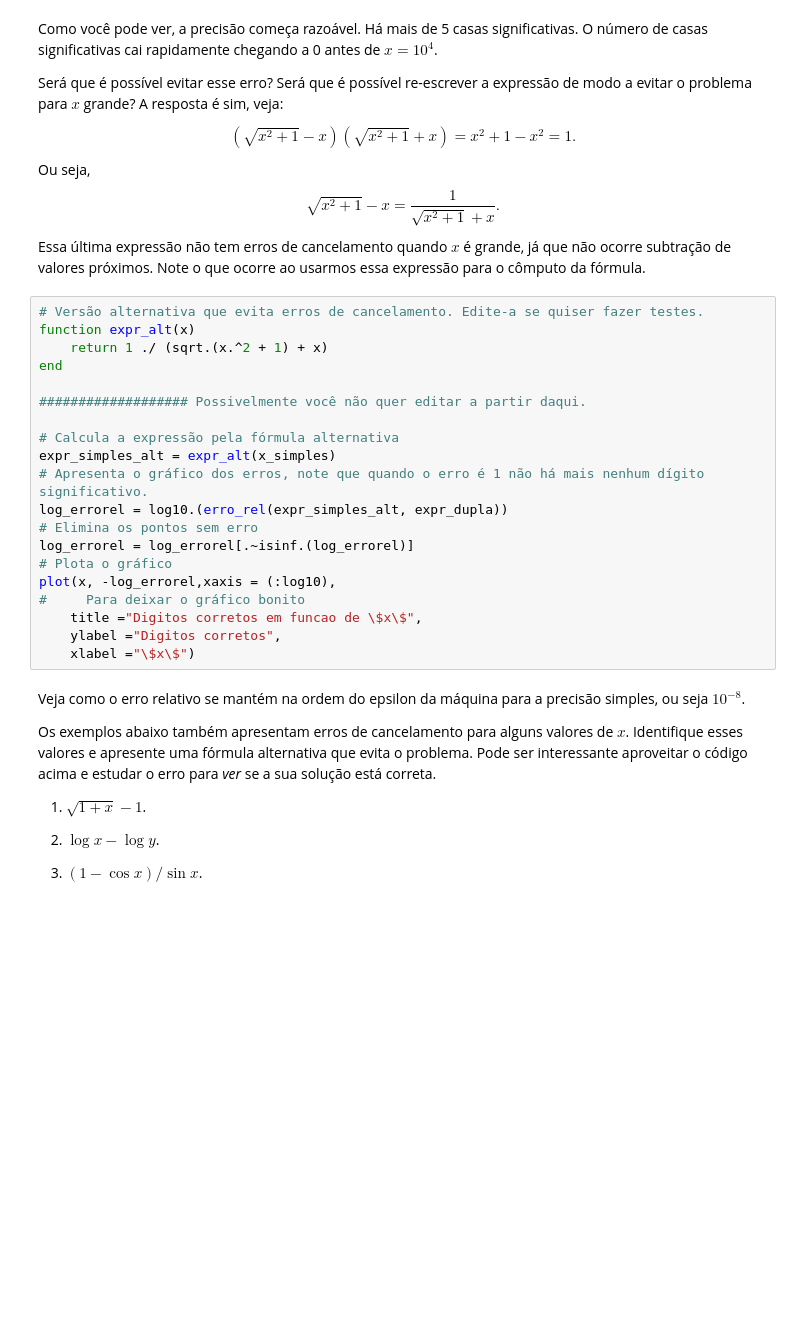
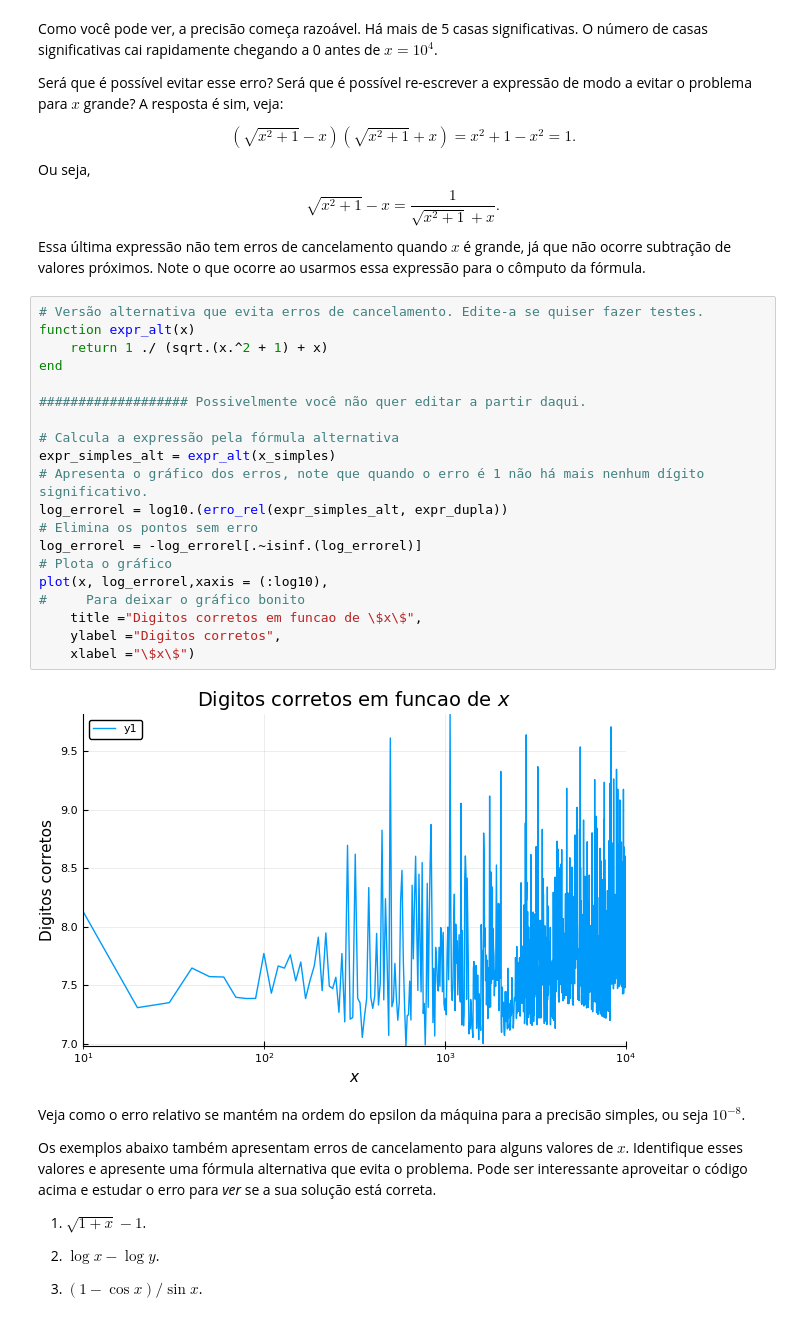
Before and after one commit to pjssilva/ms211, a Jupyter notebook: Computacao_com_Precisao_Finita.ipynb, the cells around one changed output. Cells and saved outputs as stored; diff of their text form; blank space fills up the shorter version.

```diff
--- a/Computacao_com_Precisao_Finita.ipynb
+++ b/Computacao_com_Precisao_Finita.ipynb
@@ -217,23 +141,25 @@ Essa última expressão não tem erros de cancelamento quando $x$ é grande, já
 # %%
 # Versão alternativa que evita erros de cancelamento. Edite-a se quiser fazer testes.
 function expr_alt(x)
     return 1 ./ (sqrt.(x.^2 + 1) + x)
 end
 
 ################### Possivelmente você não quer editar a partir daqui.
 
 # Calcula a expressão pela fórmula alternativa
 expr_simples_alt = expr_alt(x_simples)
 # Apresenta o gráfico dos erros, note que quando o erro é 1 não há mais nenhum dígito significativo.
 log_errorel = log10.(erro_rel(expr_simples_alt, expr_dupla))
 # Elimina os pontos sem erro
-log_errorel = log_errorel[.~isinf.(log_errorel)]
+log_errorel = -log_errorel[.~isinf.(log_errorel)]
 # Plota o gráfico
-plot(x, -log_errorel,xaxis = (:log10),
+plot(x, log_errorel,xaxis = (:log10),
 #     Para deixar o gráfico bonito
     title ="Digitos corretos em funcao de \$x\$",
     ylabel ="Digitos corretos",
     xlabel ="\$x\$")
+# %% [output]
+[figure, added]
 # %% [markdown]
 Veja como o erro relativo se mantém na ordem do epsilon da máquina para a precisão simples, ou seja $10^{-8}$.
 
```
Also changed, not shown: parts of 15 cells of this notebook, 4 other files.
